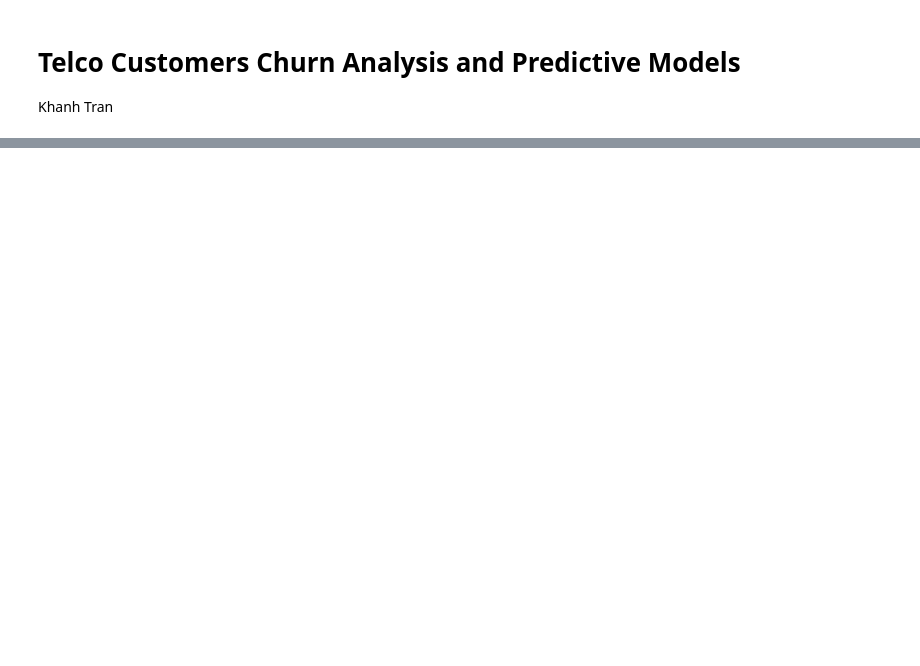
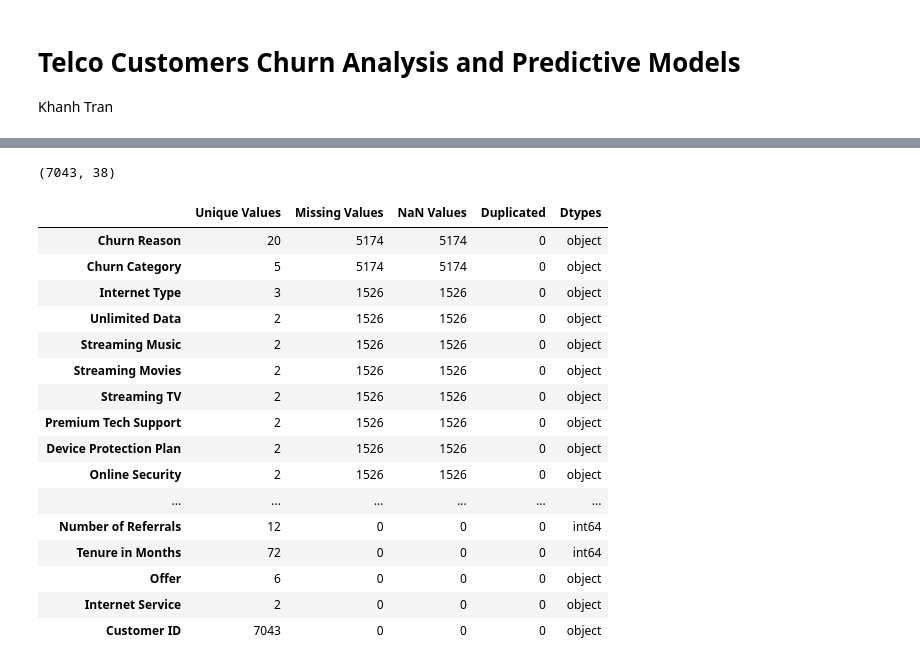
Before and after one commit to khanhgeo/DASC6910-GraduateProject, a Jupyter notebook: 02.Code/TelcoChurn EDA and Model.ipynb, the cells around one changed output, grey strips where cells are left out. Drawn from its saved outputs; the diff is of its cells as text; code cells hidden in the pictures; blank space fills up the shorter version.

```diff
--- a/02.Code/TelcoChurn EDA and Model.ipynb
+++ b/02.Code/TelcoChurn EDA and Model.ipynb
@@ -534,0 +36,34 @@ best_params
+# %%
+# Shape of dataset
+data.shape
+# %% [output]
+(7043, 38)
+# %%
+# Create a brief summary data table
+data_summary = pd.DataFrame({
+    "Unique Values" : data.nunique(),
+    "Missing Values": data.isnull().sum(),
+    'NaN Values': data.isna().sum(),
+    'Duplicated' : data.duplicated().sum(),
+    'Dtypes': data.dtypes
+})
+
+data_summary.sort_values('Missing Values', ascending=False)
+# %% [output]
+|  | Unique Values | Missing Values | NaN Values | Duplicated | Dtypes |
+| Churn Reason | 20 | 5174 | 5174 | 0 | object |
+| Churn Category | 5 | 5174 | 5174 | 0 | object |
+| Internet Type | 3 | 1526 | 1526 | 0 | object |
+| Unlimited Data | 2 | 1526 | 1526 | 0 | object |
+| Streaming Music | 2 | 1526 | 1526 | 0 | object |
+| Streaming Movies | 2 | 1526 | 1526 | 0 | object |
+| Streaming TV | 2 | 1526 | 1526 | 0 | object |
+| Premium Tech Support | 2 | 1526 | 1526 | 0 | object |
+| Device Protection Plan | 2 | 1526 | 1526 | 0 | object |
+| Online Security | 2 | 1526 | 1526 | 0 | object |
+| ... | ... | ... | ... | ... | ... |
+| Number of Referrals | 12 | 0 | 0 | 0 | int64 |
+| Tenure in Months | 72 | 0 | 0 | 0 | int64 |
+| Offer | 6 | 0 | 0 | 0 | object |
+| Internet Service | 2 | 0 | 0 | 0 | object |
+| Customer ID | 7043 | 0 | 0 | 0 | object |
```
Also changed, not shown: parts of 66 cells of this notebook, 3 other files.
